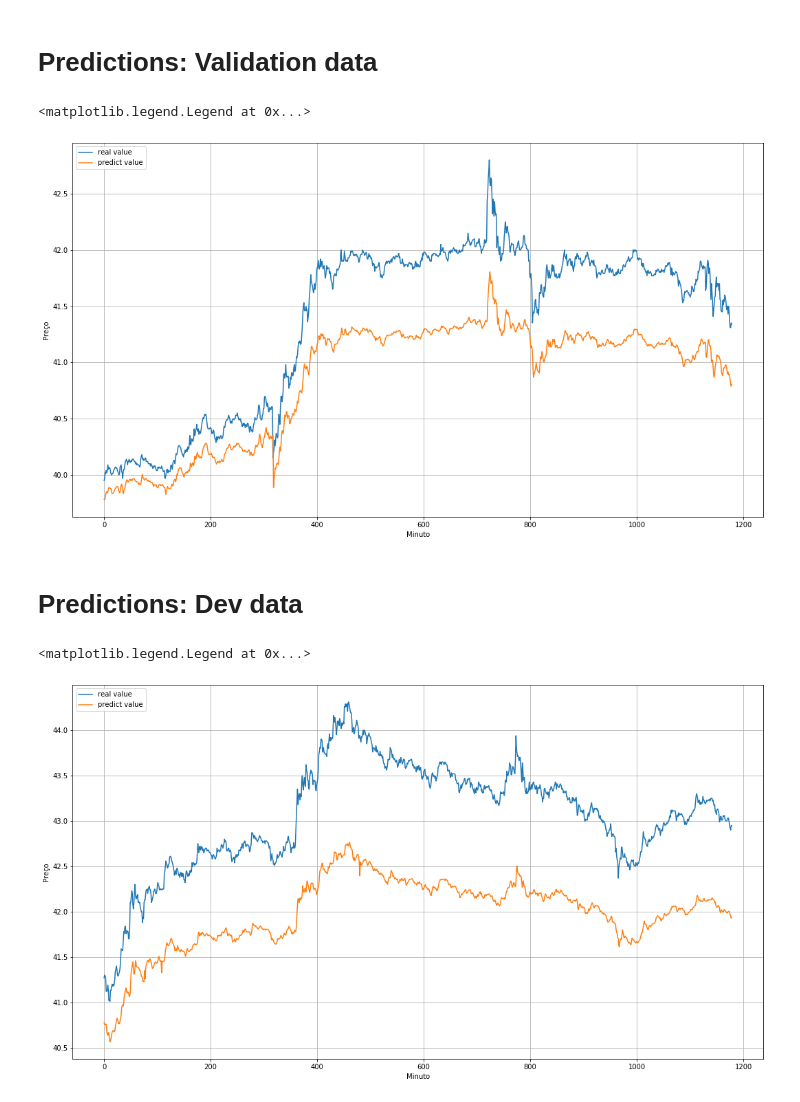
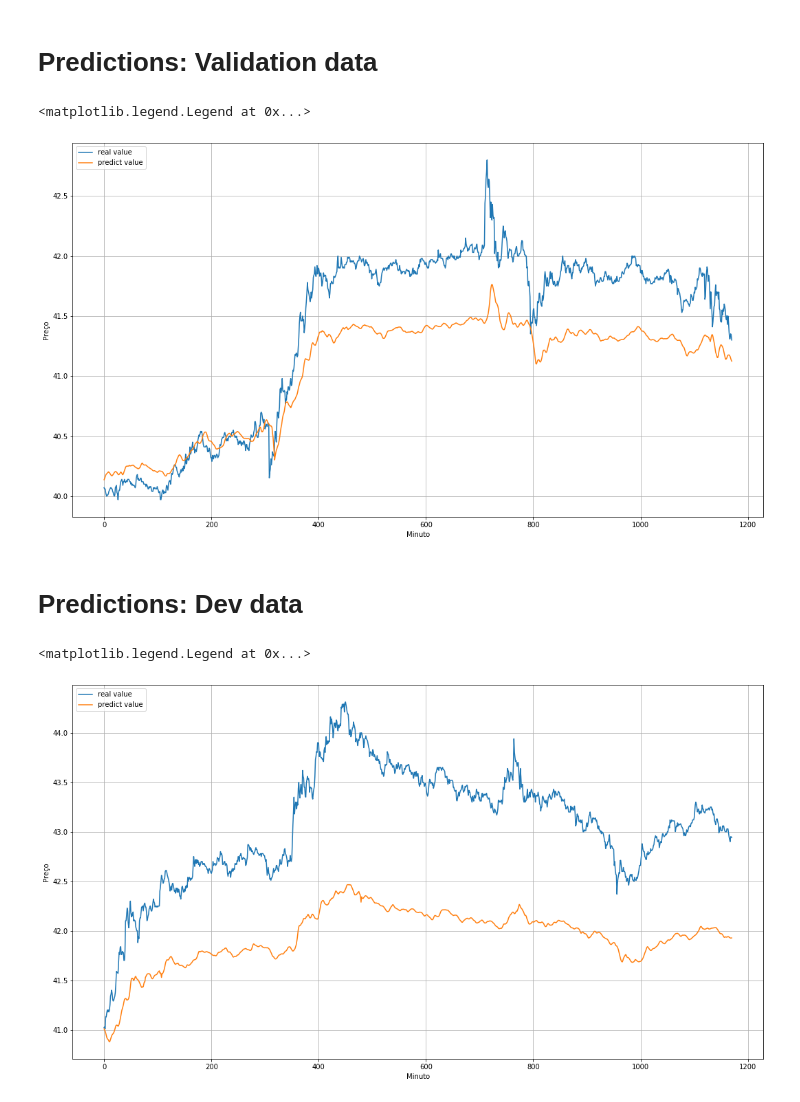
Before and after one commit to matheusbfernandes/stock-market-prediction, a Jupyter notebook: model/cnn_lstm_model.ipynb, the cells around one changed output. Saved outputs shown, nothing was run; the diff lists cells and outputs as text; code cells hidden in the pictures.

Commit message:
improving model.

```diff
--- a/model/cnn_lstm_model.ipynb
+++ b/model/cnn_lstm_model.ipynb
@@ -132,9 +135,10 @@ dev_set = tf_dataset(windowed_dataset_dev, labels_dev, dev_batch, 1000, False)
 # %%
 TRAIN_STEP = math.ceil(windowed_dataset_train.shape[0] / BATCH_SIZE)
 VALIDATION_STEP = math.ceil(windowed_dataset_validation.shape[0] / BATCH_SIZE)
-DEV_STEP = windowed_dataset_dev.shape[0] / dev_batch
+DEV_STEP = windowed_dataset_dev.shape[0]
 # %%
 tf.keras.backend.clear_session()
+
 model = tf.keras.models.Sequential([
     tf.keras.layers.Conv1D(filters=64,
                            kernel_size=5,
@@ -142,19 +146,43 @@ model = tf.keras.models.Sequential([
                            padding="causal",
                            activation="relu",
                            input_shape=windowed_dataset_train.shape[-2:]),
-    tf.keras.layers.MaxPooling1D(pool_size=2, strides=1, padding="same"),
+    tf.keras.layers.MaxPooling1D(pool_size=2, strides=1, padding="valid"),
+    tf.keras.layers.Conv1D(filters=32, kernel_size=3, strides=1, padding="causal", activation="relu"),
+    tf.keras.layers.MaxPooling1D(pool_size=2, strides=1, padding="valid"),
+    tf.keras.layers.LSTM(192, return_sequences=True),
     tf.keras.layers.LSTM(128, return_sequences=True),
-    tf.keras.layers.LSTM(64, return_sequences=True),
-    tf.keras.layers.Dense(32, activation="relu"),
-    tf.keras.layers.Dense(10, activation="relu"),
+    tf.keras.layers.Flatten(),
+    tf.keras.layers.Dense(64, activation="relu"),
+    tf.keras.layers.Dropout(0.2),
+    tf.keras.layers.Dense(16, activation="relu"),
+    tf.keras.layers.Dropout(0.1),
     tf.keras.layers.Dense(1)
-#     tf.keras.layers.Lambda(lambda x: x * 100)
 ])
 
-model.compile(loss='mean_squared_error', optimizer=tf.keras.optimizers.SGD(lr=1e-5, momentum=0.9), metrics=['mae'])
+lr_schedule = tf.keras.optimizers.schedules.ExponentialDecay(5e-4,
+                                                             decay_steps=1000000,
+                                                             decay_rate=0.98,
+                                                             staircase=False)
+
+model.compile(loss=tf.keras.losses.MeanSquaredError(),
+              optimizer=tf.keras.optimizers.SGD(learning_rate=lr_schedule, momentum=0.8),
+              metrics=['mae'])
+
+class StopCallback(tf.keras.callbacks.Callback):
+    def on_epoch_end(self, epoch, logs={}):
+        if(logs.get('val_loss') < 0.2):
+            print("\nReached the desired validation error so cancelling training!")
+            self.model.stop_training = True
+
+stop_callback = StopCallback()
+
+log_dir = "logs\\" + datetime.datetime.now().strftime("%d-%m-%Y_%H%M%S")
+tensorboard_callback = tf.keras.callbacks.TensorBoard(log_dir=log_dir, histogram_freq=1)
 history = model.fit(train_set,
-                    epochs=500,
+                    epochs=1500,
                     steps_per_epoch=TRAIN_STEP,
                     validation_data=cross_validation_set,
-                    validation_steps=VALIDATION_STEP)
+                    validation_steps=VALIDATION_STEP,
+                    verbose=1,
+                    callbacks=[stop_callback])
 # %% [output]
@@ -201,24 +228,24 @@ plt.legend(loc='upper left')
 # %% [markdown]
 # Predictions: Validation data
 # %%
-forecast_validation = model.predict(unshuffled_cross_validation_set, steps=VALIDATION_STEP)
+forecast_validation = model.predict(cross_validation_set, steps=VALIDATION_STEP)
 
 plt.figure(figsize=(18, 10))
 plot_series(np.arange(labels_validation.shape[0]), labels_validation, "real value")
-plot_series(np.arange(labels_validation.shape[0]), forecast_validation[:,0,0], "predict value")
+plot_series(np.arange(labels_validation.shape[0]), forecast_validation[:,0], "predict value")
 plt.legend(loc='upper left')
 # %% [output]
 <matplotlib.legend.Legend at 0x...>
-[figure, old version]
+[figure, new version]
 # %% [markdown]
 # Predictions: Dev data
 # %%
 forecast_dev = model.predict(dev_set, steps=DEV_STEP)
 
 plt.figure(figsize=(18, 10))
 plot_series(np.arange(labels_dev.shape[0]), labels_dev, "real value")
-plot_series(np.arange(labels_dev.shape[0]), forecast_dev[:,0,0], "predict value")
+plot_series(np.arange(labels_dev.shape[0]), forecast_dev[:,0], "predict value")
 plt.legend(loc='upper left')
 # %% [output]
 <matplotlib.legend.Legend at 0x...>
-[figure, old version]
+[figure, new version]
```
Also changed, not shown: parts of 6 cells of this notebook, 4 other files.
